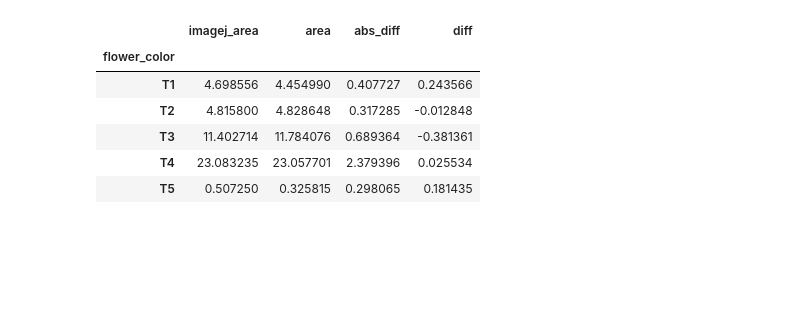
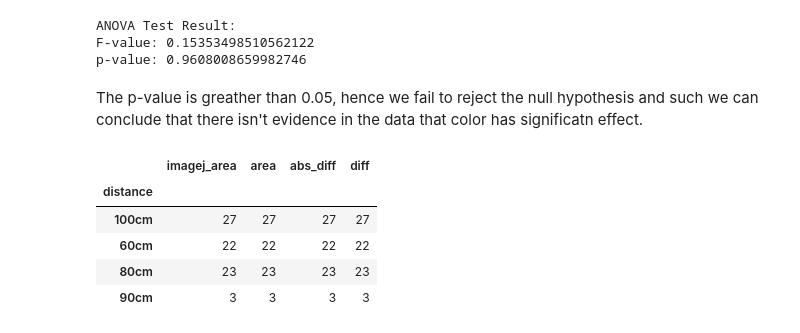
Before and after one commit to eai6/FloralArea, a Jupyter notebook: research/Evaluation/evaulation_1.ipynb, the cells around one changed output. Drawn from its saved outputs; the diff is of its cells as text; code cells hidden in the pictures; blank space fills up the shorter version.

```diff
--- a/research/Evaluation/evaulation_1.ipynb
+++ b/research/Evaluation/evaulation_1.ipynb
@@ -51,0 +15,16 @@ plt.plot([0, max(data['imagej_area'])], [0, max(data['area'])], 'r--')
+# %%
+# Load the data
+df = pd.read_csv('/Users/edwardamoah/Documents/GitHub/FloralArea/research/Evaluation/floralarea_1_40.csv')
+# https://pandas.pydata.org/pandas-docs/stable/user_guide/io.html#csv-text-files
+# You can check the link above to learn more abour how to read data for different formats in pandas
+
+# Q1: What command is used to load csv files in pandas?
+# %%
+# function to convert inches square to cm square
+def convert_inch_to_cm(inch):
+    cm = inch * 6.4516
+    return cm
+# %%
+# convert inches area to meters
+df['area'] = df['area'].apply(convert_inch_to_cm)
+df['imagej_area'] = df['imagej_area'].apply(convert_inch_to_cm)
@@ -66,0 +182,22 @@ See the caveats in the documentation: https://pandas.pydata.org/pandas-docs/stab
+# %%
+#https://www.statology.org/null-hypothesis-for-anova/
+
+# Read about anova testing above
+
+# Perform ANOVA test
+result = stats.f_oneway(data[data['flower_color'] == 'T1']['diff'],
+                        data[data['flower_color'] == 'T2']['diff'],
+                        data[data['flower_color'] == 'T3']['diff'],
+                        data[data['flower_color'] == 'T4']['diff'],
+                        data[data['flower_color'] == 'T5']['diff'])
+
+# Print the ANOVA test result
+print("ANOVA Test Result:")
+print("F-value:", result.statistic)
+print("p-value:", result.pvalue)
+# %% [output]
+ANOVA Test Result:
+F-value: 0.15353498510562122
+p-value: 0.9608008659982746
+# %% [markdown]
+The p-value is greather than 0.05, hence we fail to reject the null hypothesis and such we can conclude that there isn't evidence in the data that color has significatn effect.
@@ -67,10 +206,9 @@ See the caveats in the documentation: https://pandas.pydata.org/pandas-docs/stab
 # %%
-data[["flower_color", "imagej_area", "area", "abs_diff", "diff"]].groupby("flower_color").mean()
+data[["distance", "imagej_area", "area", "abs_diff", "diff"]].groupby("distance").count()
 # %% [output]
 |  | imagej_area | area | abs_diff | diff |
-| flower_color |  |  |  |  |
-| T1 | 4.698556 | 4.454990 | 0.407727 | 0.243566 |
-| T2 | 4.815800 | 4.828648 | 0.317285 | -0.012848 |
-| T3 | 11.402714 | 11.784076 | 0.689364 | -0.381361 |
-| T4 | 23.083235 | 23.057701 | 2.379396 | 0.025534 |
-| T5 | 0.507250 | 0.325815 | 0.298065 | 0.181435 |
+| distance |  |  |  |  |
+| 100cm | 27 | 27 | 27 | 27 |
+| 60cm | 22 | 22 | 22 | 22 |
+| 80cm | 23 | 23 | 23 | 23 |
+| 90cm | 3 | 3 | 3 | 3 |
```
Also changed, not shown: parts of 73 cells of this notebook, 28 other files.
